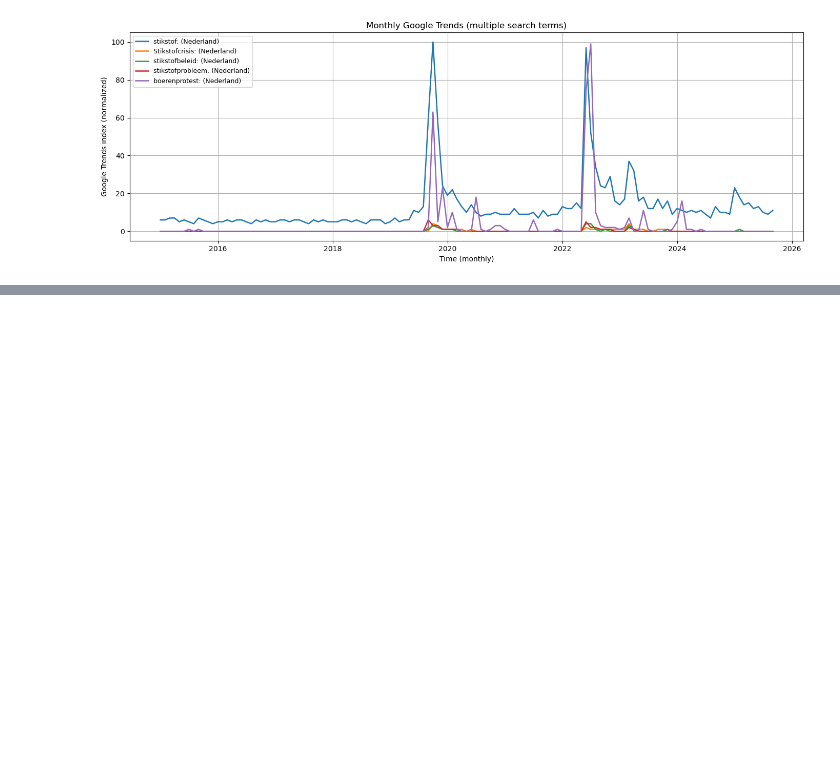
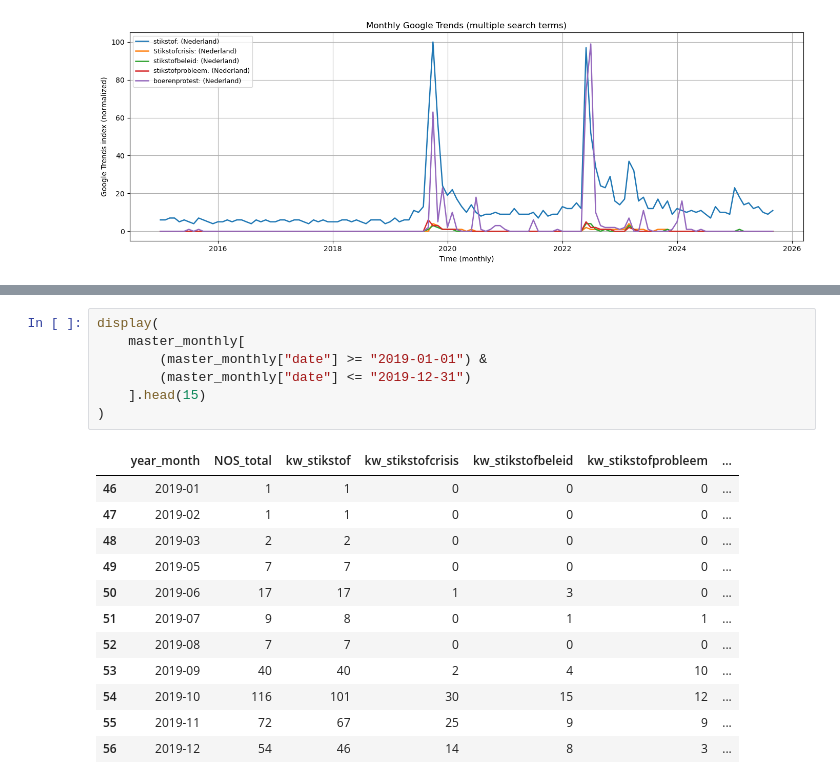
Before and after one commit to pellestam1002/Social_Computing, a Jupyter notebook: data.ipynb, the cells around one changed output, grey strips where cells are left out. Cells and saved outputs as stored; diff of their text form; blank space fills up the shorter version.

```diff
--- a/data.ipynb
+++ b/data.ipynb
@@ -793,0 +808,20 @@ plt.show()
+# %%
+display(
+    master_monthly[
+        (master_monthly["date"] >= "2019-01-01") &
+        (master_monthly["date"] <= "2019-12-31")
+    ].head(15)
+)
+# %% [output]
+|  | year_month | NOS_total | kw_stikstof | kw_stikstofcrisis | kw_stikstofbeleid | kw_stikstofprobleem | ... |
+| 46 | 2019-01 | 1 | 1 | 0 | 0 | 0 | ... |
+| 47 | 2019-02 | 1 | 1 | 0 | 0 | 0 | ... |
+| 48 | 2019-03 | 2 | 2 | 0 | 0 | 0 | ... |
+| 49 | 2019-05 | 7 | 7 | 0 | 0 | 0 | ... |
+| 50 | 2019-06 | 17 | 17 | 1 | 3 | 0 | ... |
+| 51 | 2019-07 | 9 | 8 | 0 | 1 | 1 | ... |
+| 52 | 2019-08 | 7 | 7 | 0 | 0 | 0 | ... |
+| 53 | 2019-09 | 40 | 40 | 2 | 4 | 10 | ... |
+| 54 | 2019-10 | 116 | 101 | 30 | 15 | 12 | ... |
+| 55 | 2019-11 | 72 | 67 | 25 | 9 | 9 | ... |
+| 56 | 2019-12 | 54 | 46 | 14 | 8 | 3 | ... |
```
Also changed, not shown: parts of 19 cells of this notebook, 1 other file.
